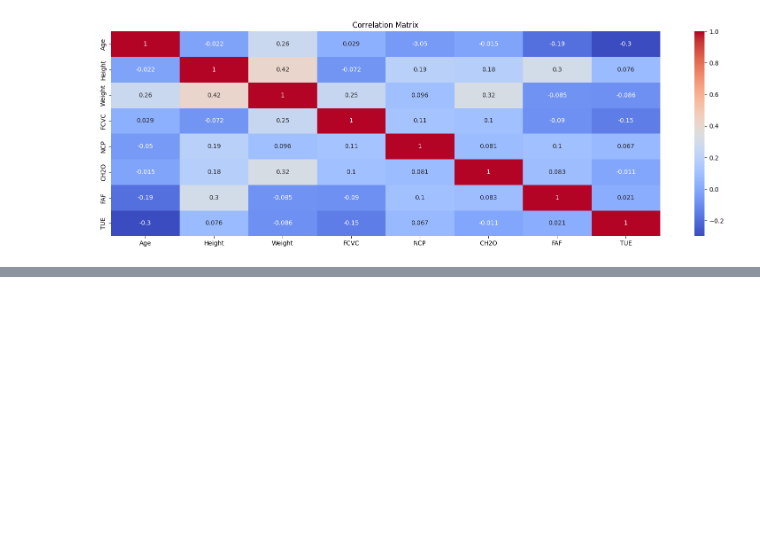
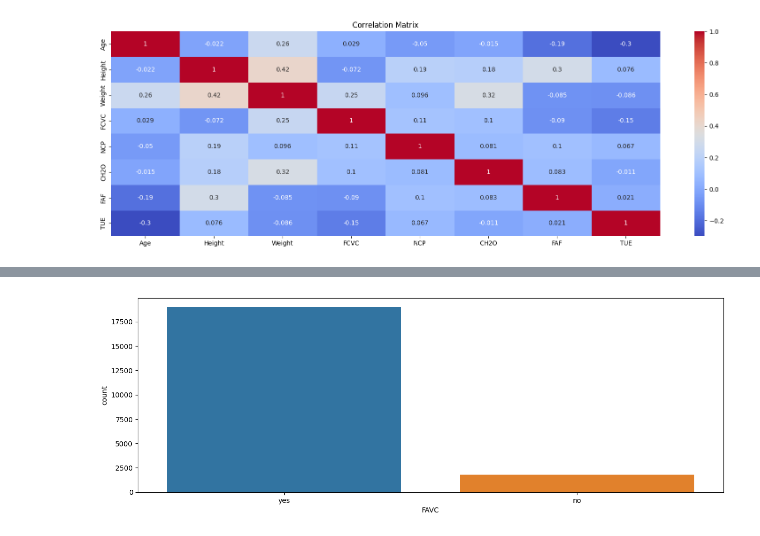
Before and after one commit to aakashsyadav1999/Multi-Class-Prediction-of-Obesity-Risk, a Jupyter notebook: multi_class.ipynb, the cells around one changed output, grey strips where cells are left out. Saved outputs shown, nothing was run; the diff lists cells and outputs as text; code cells hidden in the pictures; blank space fills up the shorter version.

```diff
--- a/multi_class.ipynb
+++ b/multi_class.ipynb
@@ -150,0 +176,4 @@ plt.show()
+# %%
+count_plot(df,'FAVC')
+# %% [output]
+[figure, added]
```
Also changed, not shown: parts of 5 cells of this notebook.
